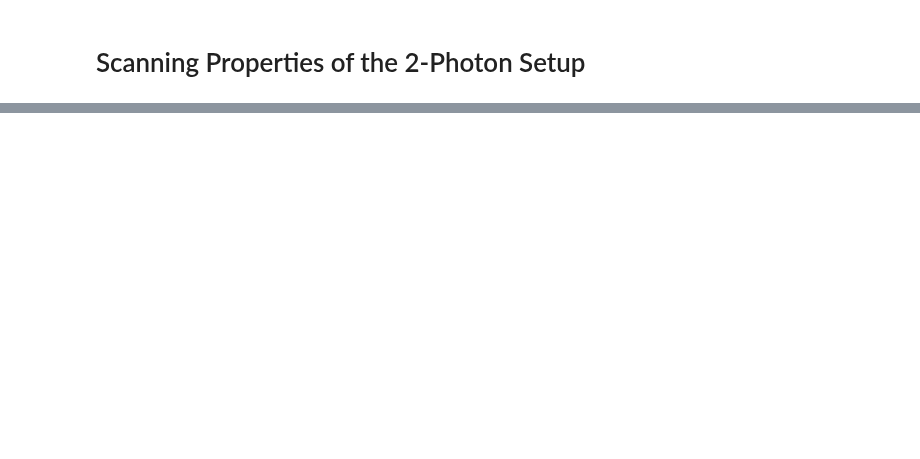
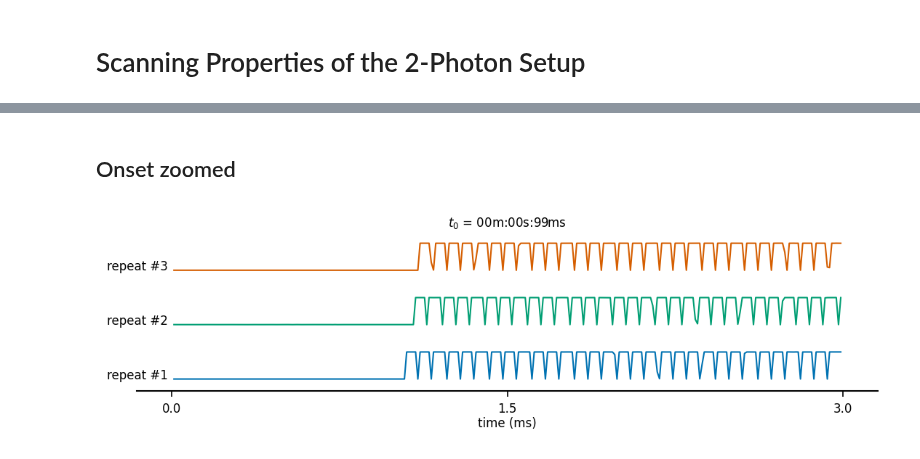
Before and after one commit to yzerlaut/physion, a Jupyter notebook: src/physion/imaging/2P-Scanning-Properties.ipynb, the cells around one changed output, grey strips where cells are left out. Cells and saved outputs as stored; diff of their text form; code cells hidden in the pictures; blank space fills up the shorter version.

```diff
--- a/src/physion/imaging/2P-Scanning-Properties.ipynb
+++ b/src/physion/imaging/2P-Scanning-Properties.ipynb
@@ -20,0 +50,6 @@ for i, rec in enumerate(recs):
+# %% [markdown]
+## Onset zoomed
+# %%
+plot(data, 0.099, 3)
+# %% [output]
+[figure, added]
```
Also changed, not shown: parts of 18 cells of this notebook.
